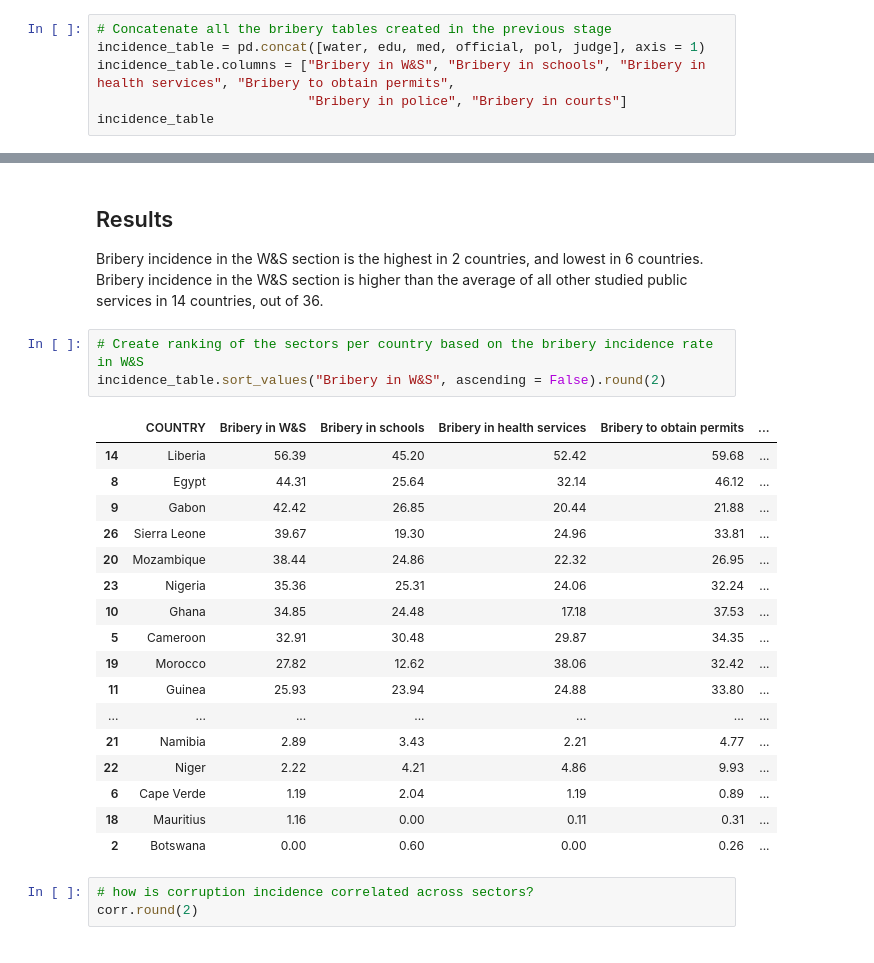
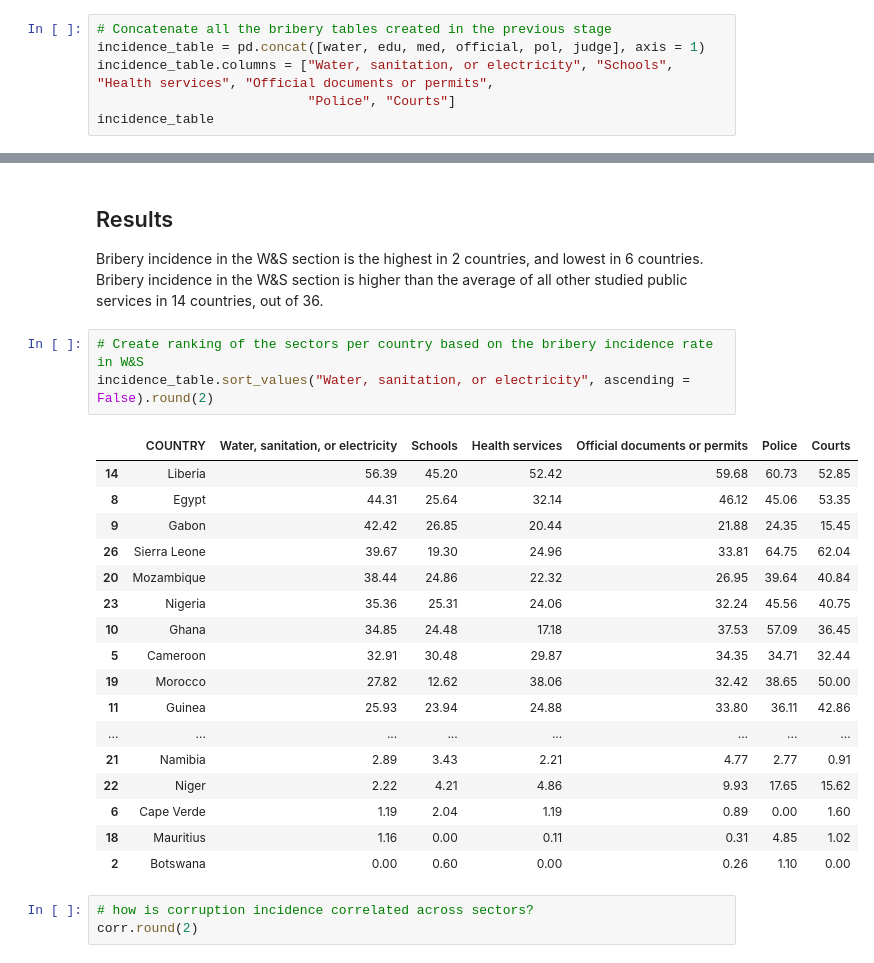
Before and after one commit to allakulov/afrobarometer, a Jupyter notebook: afrobarometer_2016.ipynb, the cells around one changed output, grey strips where cells are left out. Cells and saved outputs as stored; diff of their text form.

```diff
--- a/afrobarometer_2016.ipynb
+++ b/afrobarometer_2016.ipynb
@@ -138,7 +138,7 @@ judge = make_table(df, "COUNTRY", "court_bribe")
 # %%
 # Concatenate all the bribery tables created in the previous stage
 incidence_table = pd.concat([water, edu, med, official, pol, judge], axis = 1)
-incidence_table.columns = ["Bribery in W&S", "Bribery in schools", "Bribery in health services", "Bribery to obtain permits",
-                           "Bribery in police", "Bribery in courts"]
+incidence_table.columns = ["Water, sanitation, or electricity", "Schools", "Health services", "Official documents or permits",
+                           "Police", "Courts"]
 incidence_table
 # %% [output]
@@ -260,25 +259,25 @@ dtype: int64
 Bribery incidence in the W&S section is the highest in 2 countries, and lowest in 6 countries. Bribery incidence in the W&S section is higher than the average of all other studied public services in 14 countries, out of 36.
 # %%
 # Create ranking of the sectors per country based on the bribery incidence rate in W&S
-incidence_table.sort_values("Bribery in W&S", ascending = False).round(2)
+incidence_table.sort_values("Water, sanitation, or electricity", ascending = False).round(2)
 # %% [output]
-|  | COUNTRY | Bribery in W&S | Bribery in schools | Bribery in health services | Bribery to obtain permits | ... |
-| 14 | Liberia | 56.39 | 45.20 | 52.42 | 59.68 | ... |
-| 8 | Egypt | 44.31 | 25.64 | 32.14 | 46.12 | ... |
-| 9 | Gabon | 42.42 | 26.85 | 20.44 | 21.88 | ... |
-| 26 | Sierra Leone | 39.67 | 19.30 | 24.96 | 33.81 | ... |
-| 20 | Mozambique | 38.44 | 24.86 | 22.32 | 26.95 | ... |
-| 23 | Nigeria | 35.36 | 25.31 | 24.06 | 32.24 | ... |
-| 10 | Ghana | 34.85 | 24.48 | 17.18 | 37.53 | ... |
-| 5 | Cameroon | 32.91 | 30.48 | 29.87 | 34.35 | ... |
-| 19 | Morocco | 27.82 | 12.62 | 38.06 | 32.42 | ... |
-| 11 | Guinea | 25.93 | 23.94 | 24.88 | 33.80 | ... |
-| ... | ... | ... | ... | ... | ... | ... |
-| 21 | Namibia | 2.89 | 3.43 | 2.21 | 4.77 | ... |
-| 22 | Niger | 2.22 | 4.21 | 4.86 | 9.93 | ... |
-| 6 | Cape Verde | 1.19 | 2.04 | 1.19 | 0.89 | ... |
-| 18 | Mauritius | 1.16 | 0.00 | 0.11 | 0.31 | ... |
-| 2 | Botswana | 0.00 | 0.60 | 0.00 | 0.26 | ... |
+|  | COUNTRY | Water, sanitation, or electricity | Schools | Health services | Official documents or permits | Police | Courts |
+| 14 | Liberia | 56.39 | 45.20 | 52.42 | 59.68 | 60.73 | 52.85 |
+| 8 | Egypt | 44.31 | 25.64 | 32.14 | 46.12 | 45.06 | 53.35 |
+| 9 | Gabon | 42.42 | 26.85 | 20.44 | 21.88 | 24.35 | 15.45 |
+| 26 | Sierra Leone | 39.67 | 19.30 | 24.96 | 33.81 | 64.75 | 62.04 |
+| 20 | Mozambique | 38.44 | 24.86 | 22.32 | 26.95 | 39.64 | 40.84 |
+| 23 | Nigeria | 35.36 | 25.31 | 24.06 | 32.24 | 45.56 | 40.75 |
+| 10 | Ghana | 34.85 | 24.48 | 17.18 | 37.53 | 57.09 | 36.45 |
+| 5 | Cameroon | 32.91 | 30.48 | 29.87 | 34.35 | 34.71 | 32.44 |
+| 19 | Morocco | 27.82 | 12.62 | 38.06 | 32.42 | 38.65 | 50.00 |
+| 11 | Guinea | 25.93 | 23.94 | 24.88 | 33.80 | 36.11 | 42.86 |
+| ... | ... | ... | ... | ... | ... | ... | ... |
+| 21 | Namibia | 2.89 | 3.43 | 2.21 | 4.77 | 2.77 | 0.91 |
+| 22 | Niger | 2.22 | 4.21 | 4.86 | 9.93 | 17.65 | 15.62 |
+| 6 | Cape Verde | 1.19 | 2.04 | 1.19 | 0.89 | 0.00 | 1.60 |
+| 18 | Mauritius | 1.16 | 0.00 | 0.11 | 0.31 | 4.85 | 1.02 |
+| 2 | Botswana | 0.00 | 0.60 | 0.00 | 0.26 | 1.10 | 0.00 |
 # %%
 # how is corruption incidence correlated across sectors?
 corr.round(2)
```
Also changed, not shown: parts of 15 cells of this notebook.
